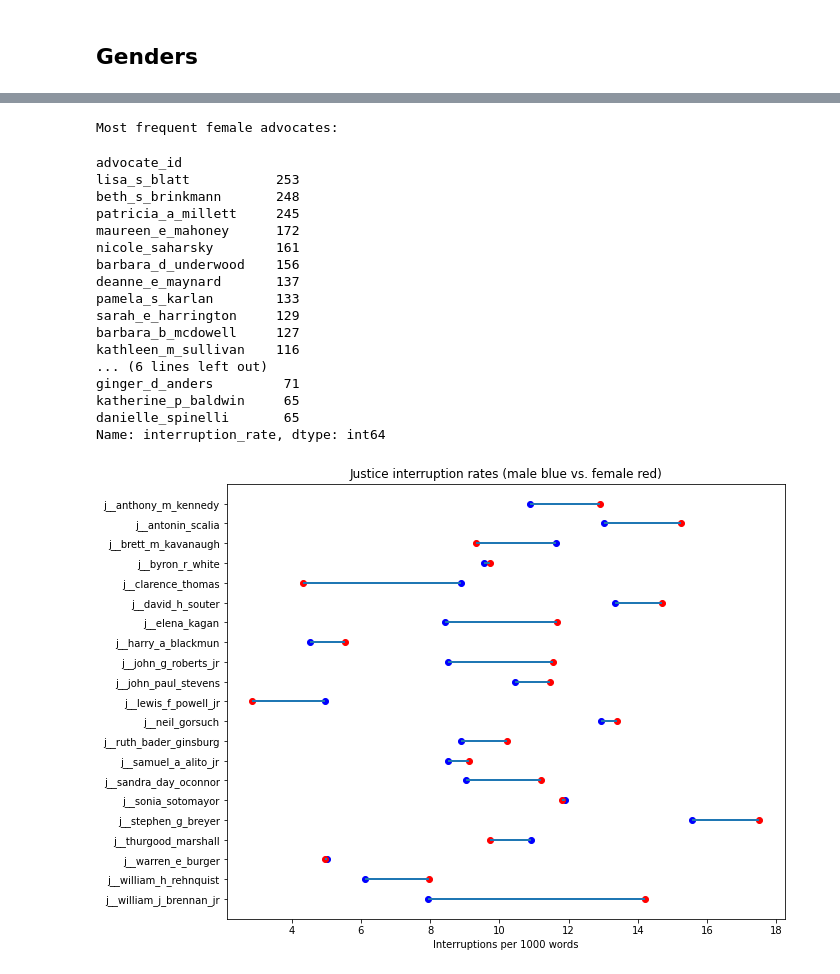
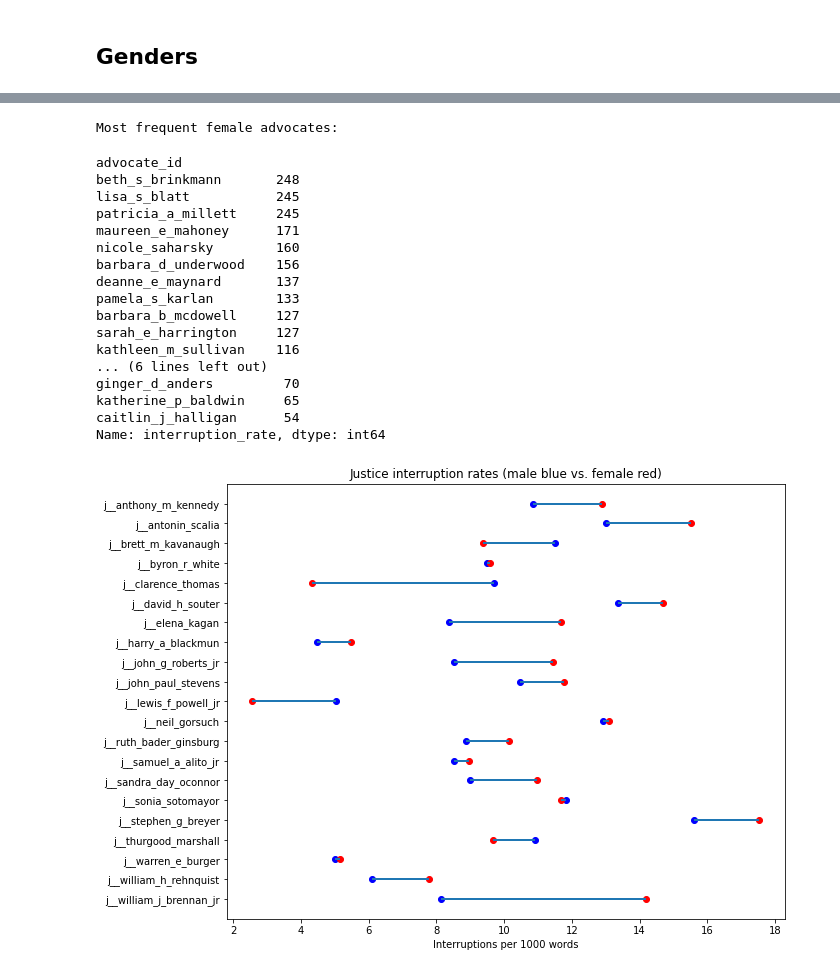
Before and after one commit to danielVebman/scorpus, a Jupyter notebook: test.ipynb, the cells around one changed output, grey strips where cells are left out. Drawn from its saved outputs; the diff is of its cells as text; code cells hidden in the pictures.

```diff
--- a/test.ipynb
+++ b/test.ipynb
@@ -7,8 +6,9 @@ all_utterances = pd.read_csv('utterances.csv').set_index('id')
 # %%
 all_advocates = pd.read_excel('advocates.xlsx').set_index('id')
 # %%
-all_convos = pd.read_excel('all_convos.xlsx').set_index('id')
+all_convos = pd.read_excel('all_convos.xlsx').set_index('id').dropna()
 all_convos['meta.advocates'] = all_convos['meta.advocates'].apply(eval)
+all_convos['meta.votes_side'] = all_convos['meta.votes_side'].apply(eval)
 # %% [markdown]
 ## Chunks
 # %%
@@ -227,5 +266,5 @@ names_and_honorifics['gender'].to_csv('flatfiles/genders.csv')
 # %%
-genders = pd.read_csv('flatfiles/genders.csv').rename(columns={'id': 'advocate_id'}).set_index('advocate_id').dropna()
+genders = pd.read_csv('flatfiles/genders.csv').rename(columns={'id': 'advocate_id'})#.dropna()
+experience = pd.read_csv('flatfiles/experience.csv')
+interruptions = pd.read_csv('flatfiles/interruption_rates_and_alignment.csv').merge(genders).merge(experience)
-# %%
-interruptions = interruption_rate.to_frame().join(genders)
 # %%
@@ -244,49 +350,49 @@ interruptions.query('gender == True').groupby('advocate_id').interruption_rate.c
 # %% [output]
 Most frequent female advocates:
 advocate_id
-lisa_s_blatt           253
 beth_s_brinkmann       248
+lisa_s_blatt           245
 patricia_a_millett     245
-maureen_e_mahoney      172
-nicole_saharsky        161
+maureen_e_mahoney      171
+nicole_saharsky        160
 barbara_d_underwood    156
 deanne_e_maynard       137
 pamela_s_karlan        133
-sarah_e_harrington     129
 barbara_b_mcdowell     127
+sarah_e_harrington     127
 kathleen_m_sullivan    116
 ... (6 lines left out)
-ginger_d_anders         71
+ginger_d_anders         70
 katherine_p_baldwin     65
-danielle_spinelli       65
+caitlin_j_halligan      54
 Name: interruption_rate, dtype: int64
 # %%
 import matplotlib.pyplot as plt
 from matplotlib.collections import LineCollection
 
-justice_interruption_rates = interruptions.groupby(['justice_id', 'gender']).interruption_rate.mean().unstack('gender').sort_index().dropna()
+justice_interruption_rates = interruptions.groupby(['justice_id', 'gender']).interruption_rate.mean().unstack('gender').sort_index()
 
 fig, ax = plt.subplots()
 y_pos = np.arange(len(justice_interruption_rates))
 
 lines = []
 for i, j in enumerate(justice_interruption_rates.index):
   y = y_pos[i]
   xm = justice_interruption_rates.loc[j, False]
   xf = justice_interruption_rates.loc[j, True]
   plt.plot(xm, y, 'bo')
   plt.plot(xf, y, 'ro')
   lines.append([(xm, y), (xf, y)])
 
 fig.set_size_inches(10, 8)
 ax.add_collection(LineCollection(lines, linewidths=2))
 ax.autoscale()
 
 ax.set_yticks(y_pos, labels=justice_interruption_rates.index)
 ax.invert_yaxis()
 ax.set_xlabel('Interruptions per 1000 words')
 ax.set_title('Justice interruption rates (male blue vs. female red)')
 
 plt.show()
 # %% [output]
-[figure, old version]
+[figure, new version]
```
Also changed, not shown: parts of 26 cells of this notebook.
